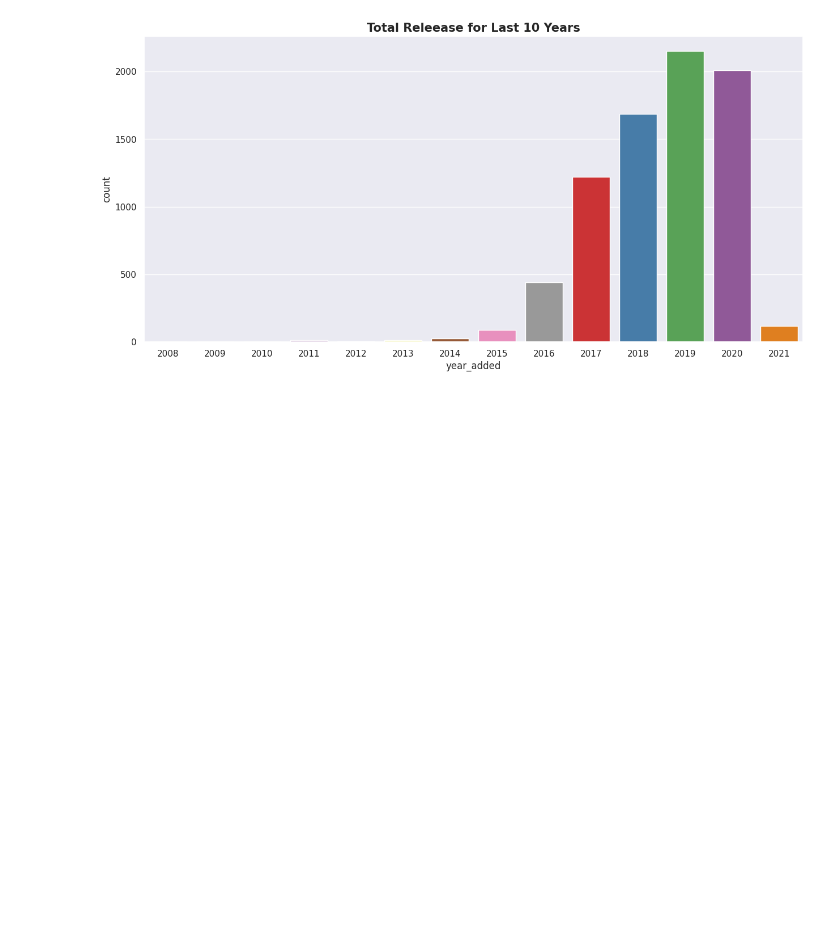
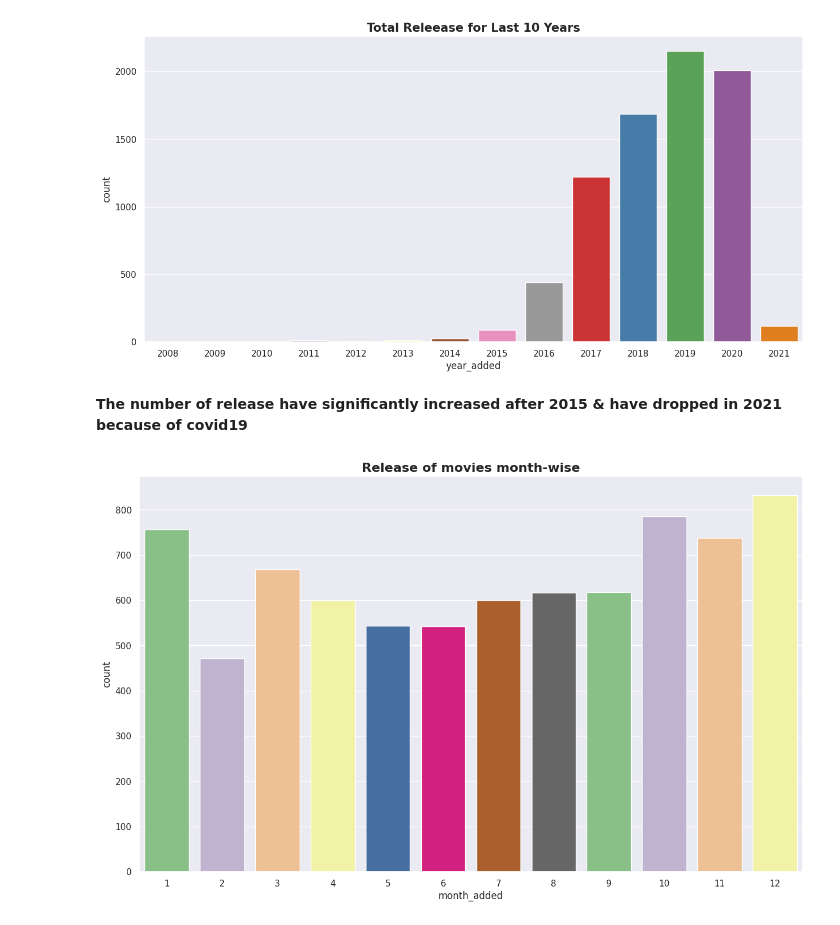
Before and after one commit to ambika1us/NETFLIX-MOVIES-AND-TV-SHOWS-CLUSTERING, a Jupyter notebook: Capstone_Project_Unsupervised_Learning.ipynb, the cells around one changed output. Cells and saved outputs as stored; diff of their text form; code cells hidden in the pictures; blank space fills up the shorter version.

```diff
--- a/Capstone_Project_Unsupervised_Learning.ipynb
+++ b/Capstone_Project_Unsupervised_Learning.ipynb
@@ -224,3 +224,13 @@ plt.title('Total Releease for Last 10 Years', size='15',fontweight="bold")
 # %% [output]
 Text(0.5, 1.0, 'Total Releease for Last 10 Years')
 [figure]
+# %% [markdown]
+<p><b>The number of release have significantly increased after 2015 & have dropped in 2021 because of covid19</b></p>
+# %%
+#Release of movies-wise
+sns.set(rc={'figure.figsize':(15,9)})
+sns.countplot(x='month_added',data=nfx,palette='Accent')
+plt.title('Release of movies month-wise', size="16",fontweight="bold")
+plt.show()
+# %% [output]
+[figure, added]
```
Also changed, not shown: parts of 7 cells of this notebook.
